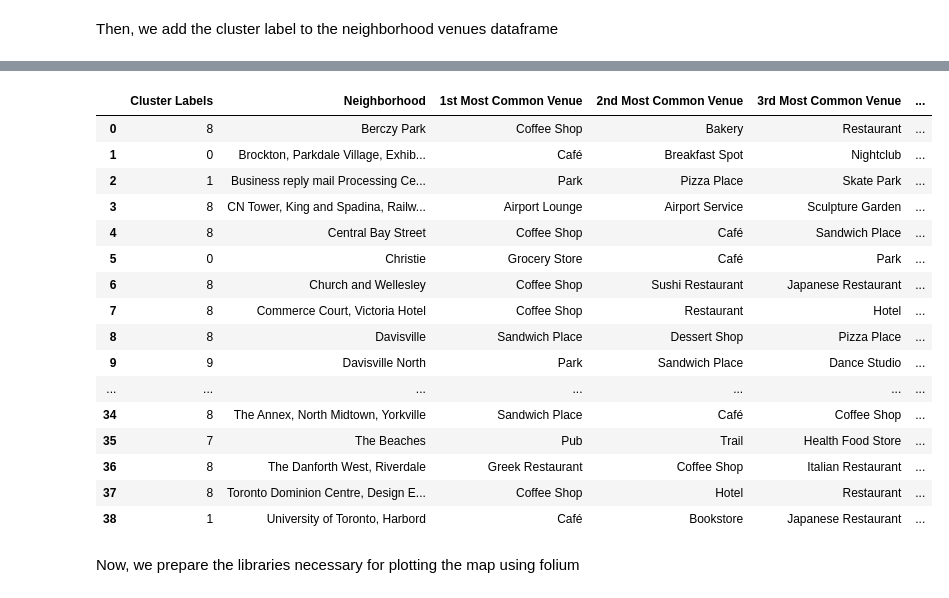
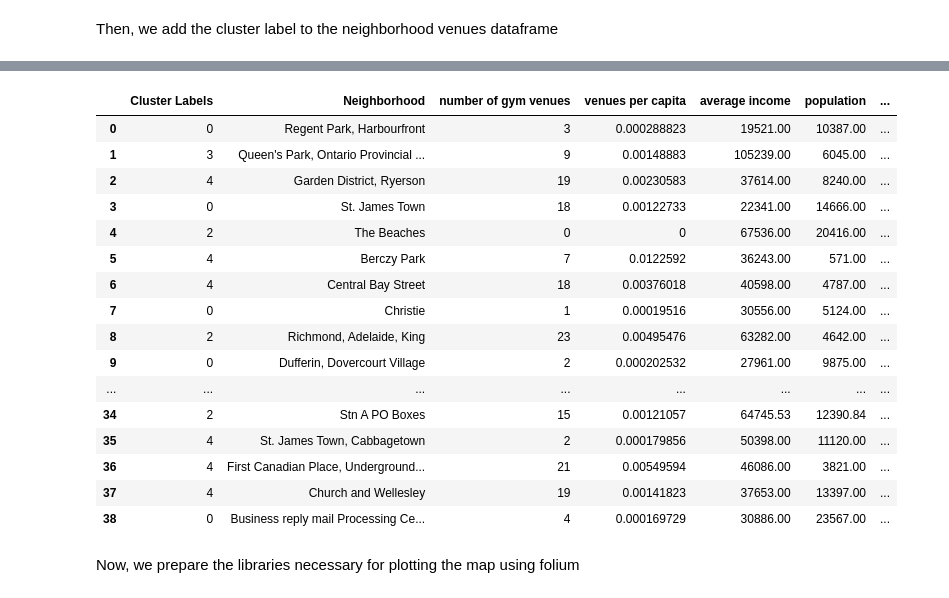
Before and after one commit to salahgaffar/Coursera_Capstone, a Jupyter notebook: Assignment_2.2.ipynb, the cells around one changed output, grey strips where cells are left out. Cells and saved outputs as stored; diff of their text form; code cells hidden in the pictures.

Commit message:
Published from Watson Studio.

```diff
--- a/Assignment_2.2.ipynb
+++ b/Assignment_2.2.ipynb
@@ -319,0 +430,28 @@ toronto_grouped.head(20)
+# %%
+
+import types
+import pandas as pd
+from botocore.client import Config
+import ibm_boto3
+
+def __iter__(self): return 0
+
+# @hidden_cell
+# The following code accesses a file in your IBM Cloud Object Storage. It includes your credentials.
+# You might want to remove those credentials before you share the notebook.
+client_fa75c403a94949d08ab0e94179e5d534 = ibm_boto3.client(service_name='s3',
+    ibm_api_key_id='wj249fnyEMnfkSi_3Ukr0cmI1JLkgz95919hwqKwol2h',
+    ibm_auth_endpoint="https://iam.cloud.ibm.com/oidc/token",
+    config=Config(signature_version='oauth'),
+    endpoint_url='https://s3.eu-geo.objectstorage.service.networklayer.com')
+
+body = client_fa75c403a94949d08ab0e94179e5d534.get_object(Bucket='courseracapstone-donotdelete-pr-3wfwqikpi944pt',Key='Toronto census data.csv')['Body']
+# add missing __iter__ method, so pandas accepts body as file-like object
+if not hasattr(body, "__iter__"): body.__iter__ = types.MethodType( __iter__, body )
+
+df_data_2 = pd.read_csv(body)
+df_data_2.head()
+#df_data_0.rename(columns={'Unnamed: 0':'Neighborhood'},inplace=True)
+#df_data_0['population'] = df_data_1['population'].astype(float)
+#df_data_0.head()
+#data.rename( columns={'Unnamed: 0':'new column name'}, inplace=True )
@@ -351,0 +467,12 @@ for hood in toronto_grouped['Neighborhood']:
+# %%
+for index, row in df_data_2.iterrows():
+    Neighborhood = row['Neighborhood']
+    for index2, row2 in toronto_full_info.iterrows():
+        if row2['Neighborhood']==Neighborhood:
+            toronto_full_info.at[index2,'population']=row['population']
+            toronto_full_info.at[index2,'average income']=row['Average income']
+            toronto_full_info.at[index2,'area/capita']=row['land area (km^2)']/row['population']*1000.0
+
+toronto_full_info['venues per capita']=toronto_full_info['number of gym venues']/toronto_full_info['population']
+print(toronto_full_info.head())
+toronto_full_info.sort_values('venues per capita',ascending = False )
@@ -422,33 +607,33 @@ neighborhoods_venues_sorted.head()
 # %%
-neighborhoods_venues_sorted['Cluster Labels'].unique()
-toronto_merged = neighborhoods_venues_sorted
+toronto_full_info['Cluster Labels'].unique()
+toronto_merged = toronto_full_info
 
 toronto_merged.head()
 for index, row in toronto_merged.iterrows():
     Neighborhood = row['Neighborhood']
     Longitude =neighborhoods[neighborhoods['Neighborhood'] ==Neighborhood].reset_index().loc[0]['Longitude']
     Latitude = neighborhoods[neighborhoods['Neighborhood'] == Neighborhood].reset_index().loc[0]['Latitude']
     toronto_merged.at[index,'Longitude']=Longitude
     toronto_merged.at[index,'Latitude']=Latitude
 toronto_merged.head(100)
 # %% [output]
-|  | Cluster Labels | Neighborhood | 1st Most Common Venue | 2nd Most Common Venue | 3rd Most Common Venue | ... |
-| 0 | 8 | Berczy Park | Coffee Shop | Bakery | Restaurant | ... |
-| 1 | 0 | Brockton, Parkdale Village, Exhib... | Café | Breakfast Spot | Nightclub | ... |
-| 2 | 1 | Business reply mail Processing Ce... | Park | Pizza Place | Skate Park | ... |
-| 3 | 8 | CN Tower, King and Spadina, Railw... | Airport Lounge | Airport Service | Sculpture Garden | ... |
-| 4 | 8 | Central Bay Street | Coffee Shop | Café | Sandwich Place | ... |
-| 5 | 0 | Christie | Grocery Store | Café | Park | ... |
-| 6 | 8 | Church and Wellesley | Coffee Shop | Sushi Restaurant | Japanese Restaurant | ... |
-| 7 | 8 | Commerce Court, Victoria Hotel | Coffee Shop | Restaurant | Hotel | ... |
-| 8 | 8 | Davisville | Sandwich Place | Dessert Shop | Pizza Place | ... |
-| 9 | 9 | Davisville North | Park | Sandwich Place | Dance Studio | ... |
-| ... | ... | ... | ... | ... | ... | ... |
-| 34 | 8 | The Annex, North Midtown, Yorkville | Sandwich Place | Café | Coffee Shop | ... |
-| 35 | 7 | The Beaches | Pub | Trail | Health Food Store | ... |
-| 36 | 8 | The Danforth West, Riverdale | Greek Restaurant | Coffee Shop | Italian Restaurant | ... |
-| 37 | 8 | Toronto Dominion Centre, Design E... | Coffee Shop | Hotel | Restaurant | ... |
-| 38 | 1 | University of Toronto, Harbord | Café | Bookstore | Japanese Restaurant | ... |
+|  | Cluster Labels | Neighborhood | number of gym venues | venues per capita | average income | population | ... |
+| 0 | 0 | Regent Park, Harbourfront | 3 | 0.000288823 | 19521.00 | 10387.00 | ... |
+| 1 | 3 | Queen's Park, Ontario Provincial ... | 9 | 0.00148883 | 105239.00 | 6045.00 | ... |
+| 2 | 4 | Garden District, Ryerson | 19 | 0.00230583 | 37614.00 | 8240.00 | ... |
+| 3 | 0 | St. James Town | 18 | 0.00122733 | 22341.00 | 14666.00 | ... |
+| 4 | 2 | The Beaches | 0 | 0 | 67536.00 | 20416.00 | ... |
+| 5 | 4 | Berczy Park | 7 | 0.0122592 | 36243.00 | 571.00 | ... |
+| 6 | 4 | Central Bay Street | 18 | 0.00376018 | 40598.00 | 4787.00 | ... |
+| 7 | 0 | Christie | 1 | 0.00019516 | 30556.00 | 5124.00 | ... |
+| 8 | 2 | Richmond, Adelaide, King | 23 | 0.00495476 | 63282.00 | 4642.00 | ... |
+| 9 | 0 | Dufferin, Dovercourt Village | 2 | 0.000202532 | 27961.00 | 9875.00 | ... |
+| ... | ... | ... | ... | ... | ... | ... | ... |
+| 34 | 2 | Stn A PO Boxes | 15 | 0.00121057 | 64745.53 | 12390.84 | ... |
+| 35 | 4 | St. James Town, Cabbagetown | 2 | 0.000179856 | 50398.00 | 11120.00 | ... |
+| 36 | 4 | First Canadian Place, Underground... | 21 | 0.00549594 | 46086.00 | 3821.00 | ... |
+| 37 | 4 | Church and Wellesley | 19 | 0.00141823 | 37653.00 | 13397.00 | ... |
+| 38 | 0 | Business reply mail Processing Ce... | 4 | 0.000169729 | 30886.00 | 23567.00 | ... |
 # %% [markdown]
 Now, we prepare the libraries necessary for plotting the map using folium
 # %%
```
Also changed, not shown: parts of 21 cells of this notebook.
